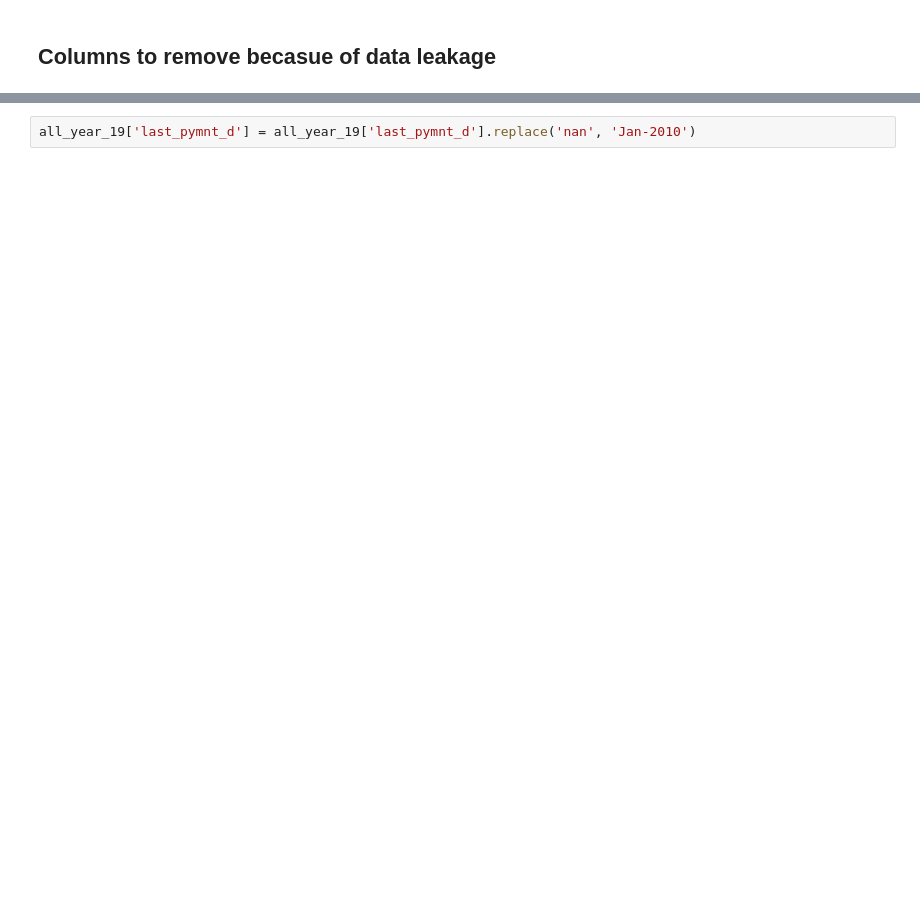
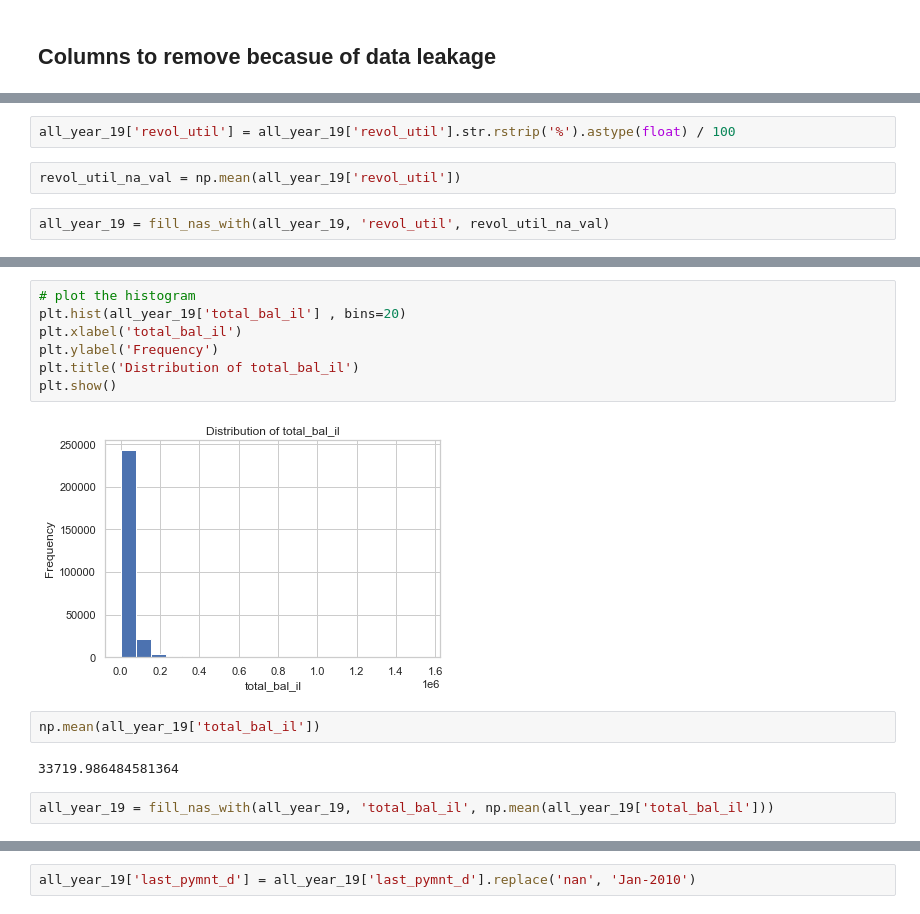
Before and after one commit to Uweeseg1/DataAnalyticsProject, a Jupyter notebook: Erans_project.ipynb, the cells around one changed output, grey strips where cells are left out. Drawn from its saved outputs; the diff is of its cells as text; blank space fills up the shorter version.

```diff
--- a/Erans_project.ipynb
+++ b/Erans_project.ipynb
@@ -186,0 +772,6 @@ all_year_19['issue_d'] = all_year_19['issue_d'].astype(str)
+# %%
+all_year_19['revol_util'] = all_year_19['revol_util'].str.rstrip('%').astype(float) / 100
+# %%
+revol_util_na_val = np.mean(all_year_19['revol_util'])
+# %%
+all_year_19 = fill_nas_with(all_year_19, 'revol_util', revol_util_na_val)
@@ -186,0 +802,15 @@ all_year_19['issue_d'] = all_year_19['issue_d'].astype(str)
+# %%
+# plot the histogram
+plt.hist(all_year_19['total_bal_il'] , bins=20)
+plt.xlabel('total_bal_il')
+plt.ylabel('Frequency')
+plt.title('Distribution of total_bal_il')
+plt.show()
+# %% [output]
+[figure, added]
+# %%
+np.mean(all_year_19['total_bal_il'])
+# %% [output]
+33719.986484581364
+# %%
+all_year_19 = fill_nas_with(all_year_19, 'total_bal_il', np.mean(all_year_19['total_bal_il']))
```
Also changed, not shown: parts of 114 cells of this notebook.
